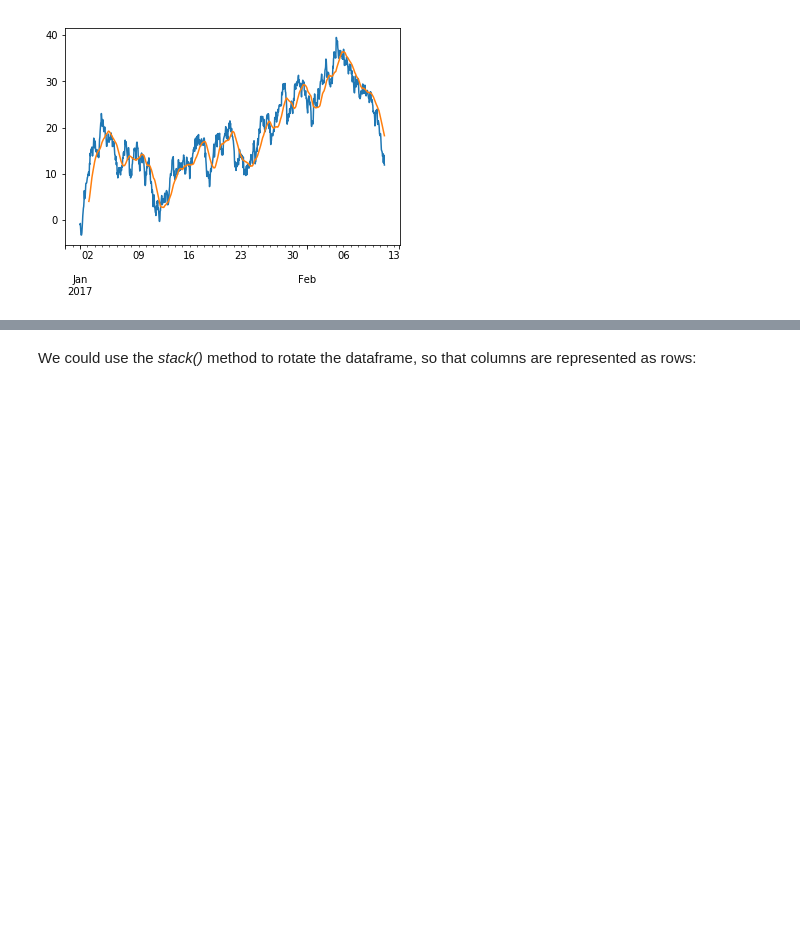
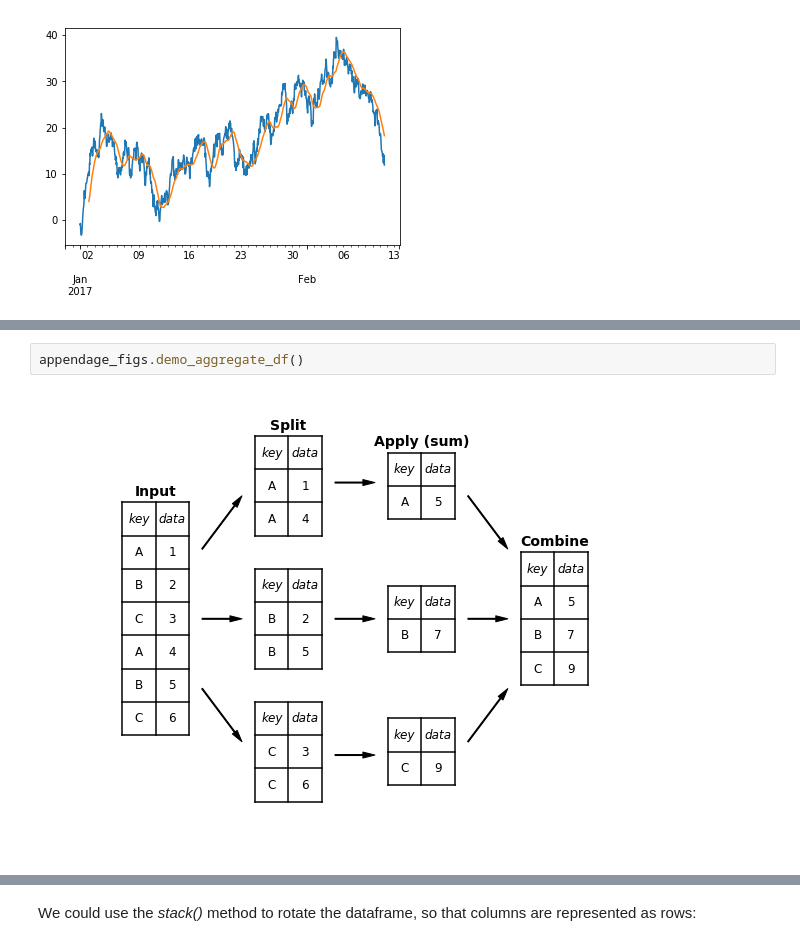
Before and after one commit to ecs-vlc/PythonTeaching, a Jupyter notebook: 03-Data/02 Pandas Intermediate.ipynb, the cells around one changed output, grey strips where cells are left out. Cells and saved outputs as stored; diff of their text form; blank space fills up the shorter version.

```diff
--- a/03-Data/02 Pandas Intermediate.ipynb
+++ b/03-Data/02 Pandas Intermediate.ipynb
@@ -182,0 +1036,4 @@ roll = y_cum.rolling(window=30).mean().plot()
+# %%
+appendage_figs.demo_aggregate_df()
+# %% [output]
+[figure, added]
```
Also changed, not shown: parts of 127 cells of this notebook, 8 other files.
